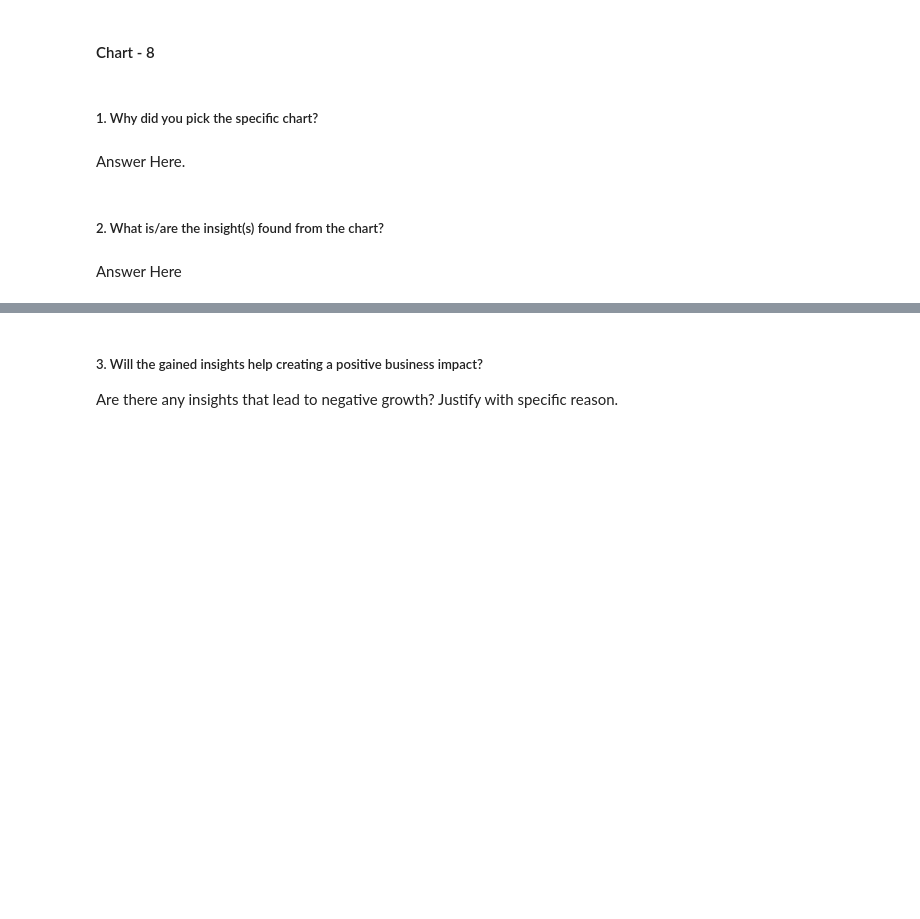
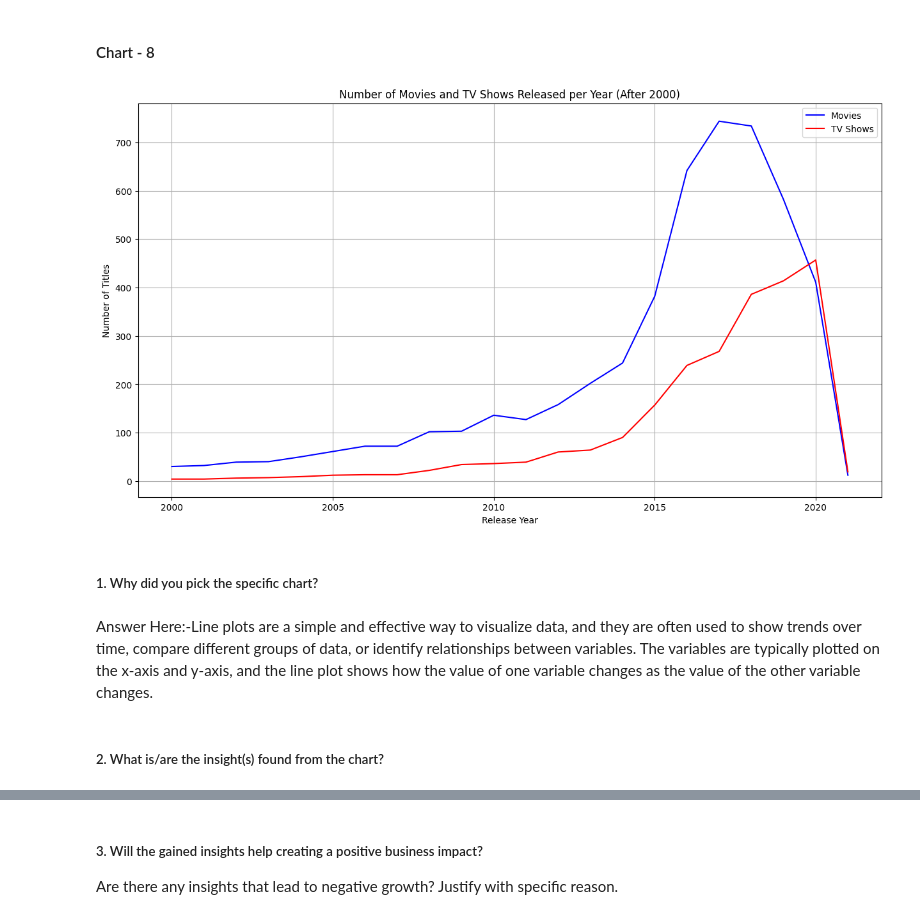
Before and after one commit to sanidhya1996/Unsupervised-ML., a Jupyter notebook: NETFLIX_MOVIES_AND_TV_SHOWS_CLUSTERING.ipynb, the cells around one changed output, grey strips where cells are left out. Drawn from its saved outputs; the diff is of its cells as text; code cells hidden in the pictures; blank space fills up the shorter version.

```diff
--- a/NETFLIX_MOVIES_AND_TV_SHOWS_CLUSTERING.ipynb
+++ b/NETFLIX_MOVIES_AND_TV_SHOWS_CLUSTERING.ipynb
@@ -669,8 +667,31 @@ Overreliance on specific ratings, such as TV-MA and TV-14, without diversifying
+# %%
+# Chart - 8 visualization code
+# Filter movie and TV show data after 2000
+movies_data = df[(df['type'] == 'Movie') & (df['release_year'] >= 2000)]
+tv_shows_data = df[(df['type'] == 'TV Show') & (df['release_year'] >= 2000)]
+
+
+# Calculate movie and TV show counts by release year
+movie_counts_by_year = movies_data['release_year'].value_counts().sort_index()
+tv_show_counts_by_year = tv_shows_data['release_year'].value_counts().sort_index()
+
+
+# Plot line plots
+plt.figure(figsize=(15, 8))
+plt.plot(movie_counts_by_year.index, movie_counts_by_year.values, linestyle='-', color='blue', label='Movies')
+plt.plot(tv_show_counts_by_year.index, tv_show_counts_by_year.values, linestyle='-', color='red', label='TV Shows')
+plt.xlabel('Release Year')
+plt.ylabel('Number of Titles')
+plt.title('Number of Movies and TV Shows Released per Year (After 2000)')
+plt.legend()
+plt.grid(True)
+plt.show()
+# %% [output]
+[figure, added]
 # %% [markdown]
 ##### 1. Why did you pick the specific chart?
-# %% [markdown]
-Answer Here.
+# %% [markdown]
+Answer Here:-Line plots are a simple and effective way to visualize data, and they are often used to show trends over time, compare different groups of data, or identify relationships between variables.
+The variables are typically plotted on the x-axis and y-axis, and the line plot shows how the value of one variable changes as the value of the other variable changes.
 # %% [markdown]
 ##### 2. What is/are the insight(s) found from the chart?
-# %% [markdown]
-Answer Here
```
Also changed, not shown: parts of 7 cells of this notebook.
